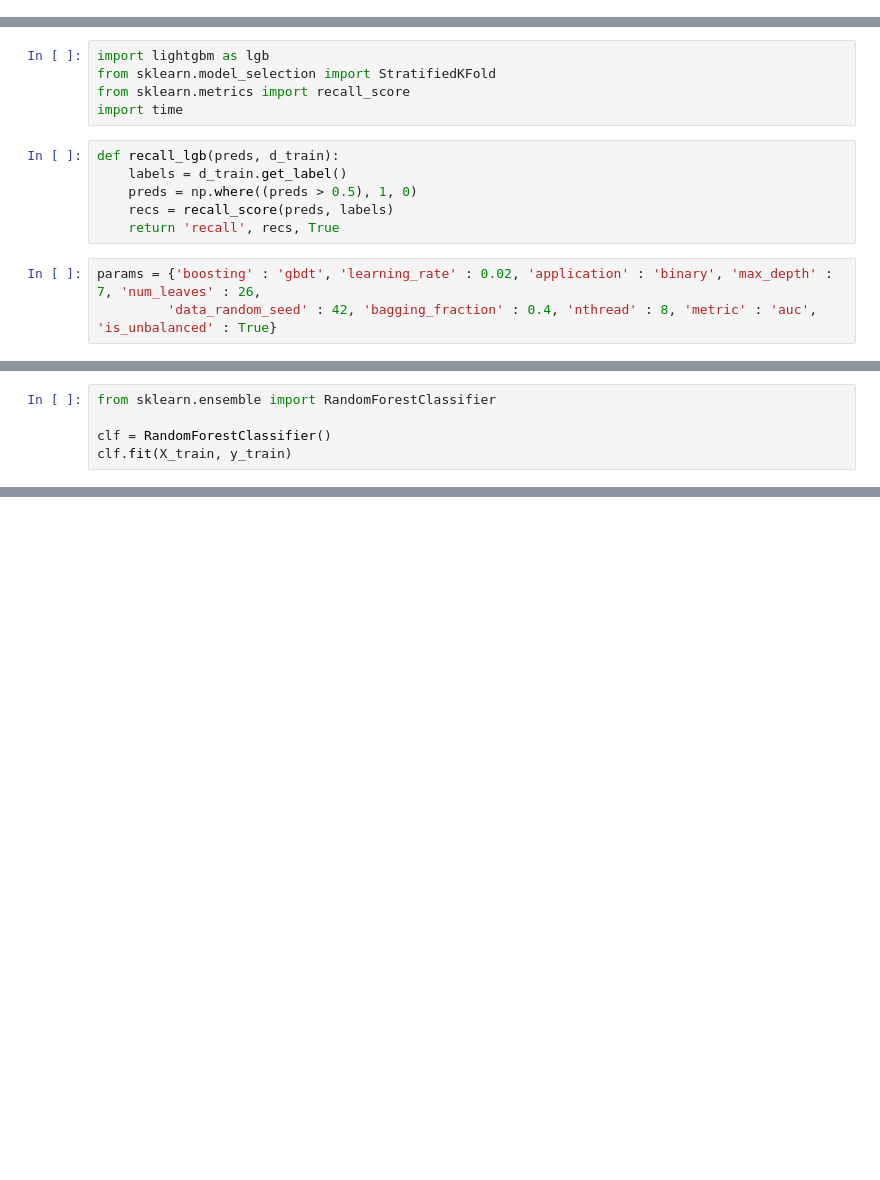
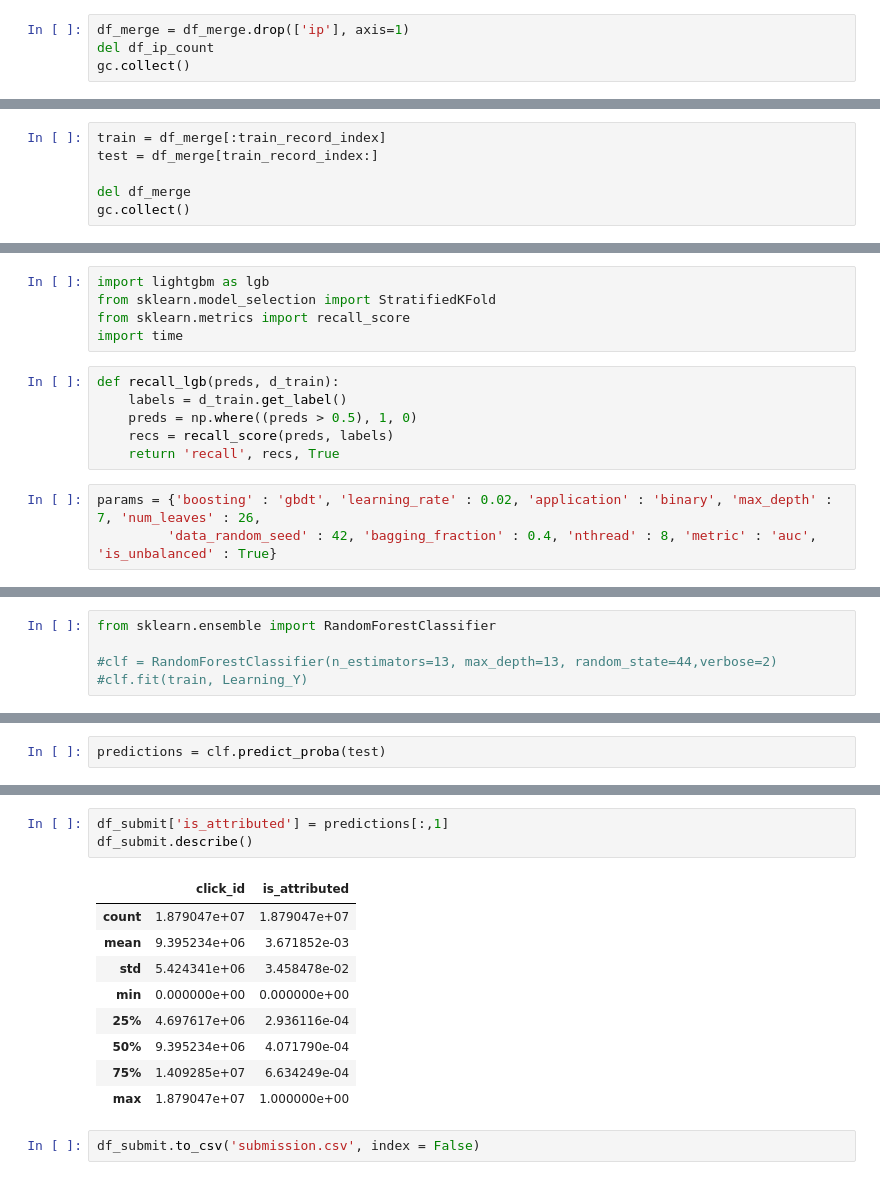
Before and after one commit to dhruvmehra/Kaggle-Competitions, a Jupyter notebook: FraudDetection/src/Untitled.ipynb, the cells around one changed output, grey strips where cells are left out. Drawn from its saved outputs; the diff is of its cells as text; blank space fills up the shorter version.

```diff
--- a/FraudDetection/src/Untitled.ipynb
+++ b/FraudDetection/src/Untitled.ipynb
@@ -51,0 +81,4 @@ print(X_test.shape)
+# %%
+df_merge = df_merge.drop(['ip'], axis=1)
+del df_ip_count
+gc.collect()
@@ -51,0 +87,6 @@ print(X_test.shape)
+# %%
+train = df_merge[:train_record_index]
+test = df_merge[train_record_index:]
+
+del df_merge
+gc.collect()
@@ -79,6 +168,6 @@ model = lgb.train(param = )
 # %%
 from sklearn.ensemble import RandomForestClassifier
 
-clf = RandomForestClassifier()
-clf.fit(X_train, y_train)
+#clf = RandomForestClassifier(n_estimators=13, max_depth=13, random_state=44,verbose=2)
+#clf.fit(train, Learning_Y)
 # %% [output]
@@ -97,0 +195,2 @@ with open('outfile', 'wb') as fp:
+# %%
+predictions = clf.predict_proba(test)
@@ -97,0 +200,15 @@ with open('outfile', 'wb') as fp:
+# %%
+df_submit['is_attributed'] = predictions[:,1]
+df_submit.describe()
+# %% [output]
+|  | click_id | is_attributed |
+| count | 1.879047e+07 | 1.879047e+07 |
+| mean | 9.395234e+06 | 3.671852e-03 |
+| std | 5.424341e+06 | 3.458478e-02 |
+| min | 0.000000e+00 | 0.000000e+00 |
+| 25% | 4.697617e+06 | 2.936116e-04 |
+| 50% | 9.395234e+06 | 4.071790e-04 |
+| 75% | 1.409285e+07 | 6.634249e-04 |
+| max | 1.879047e+07 | 1.000000e+00 |
+# %%
+df_submit.to_csv('submission.csv', index = False)
```
Also changed, not shown: parts of 31 cells of this notebook.
